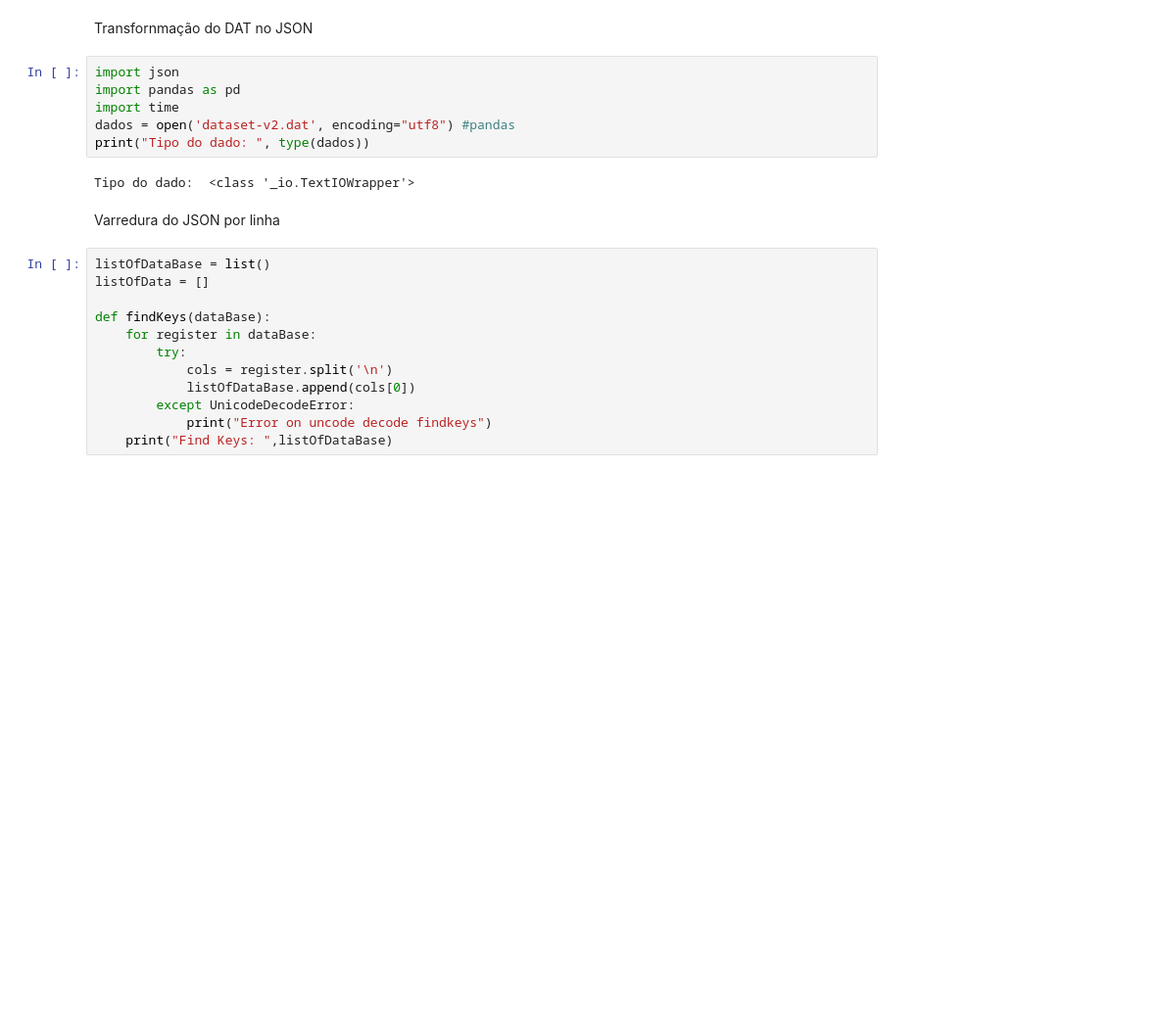
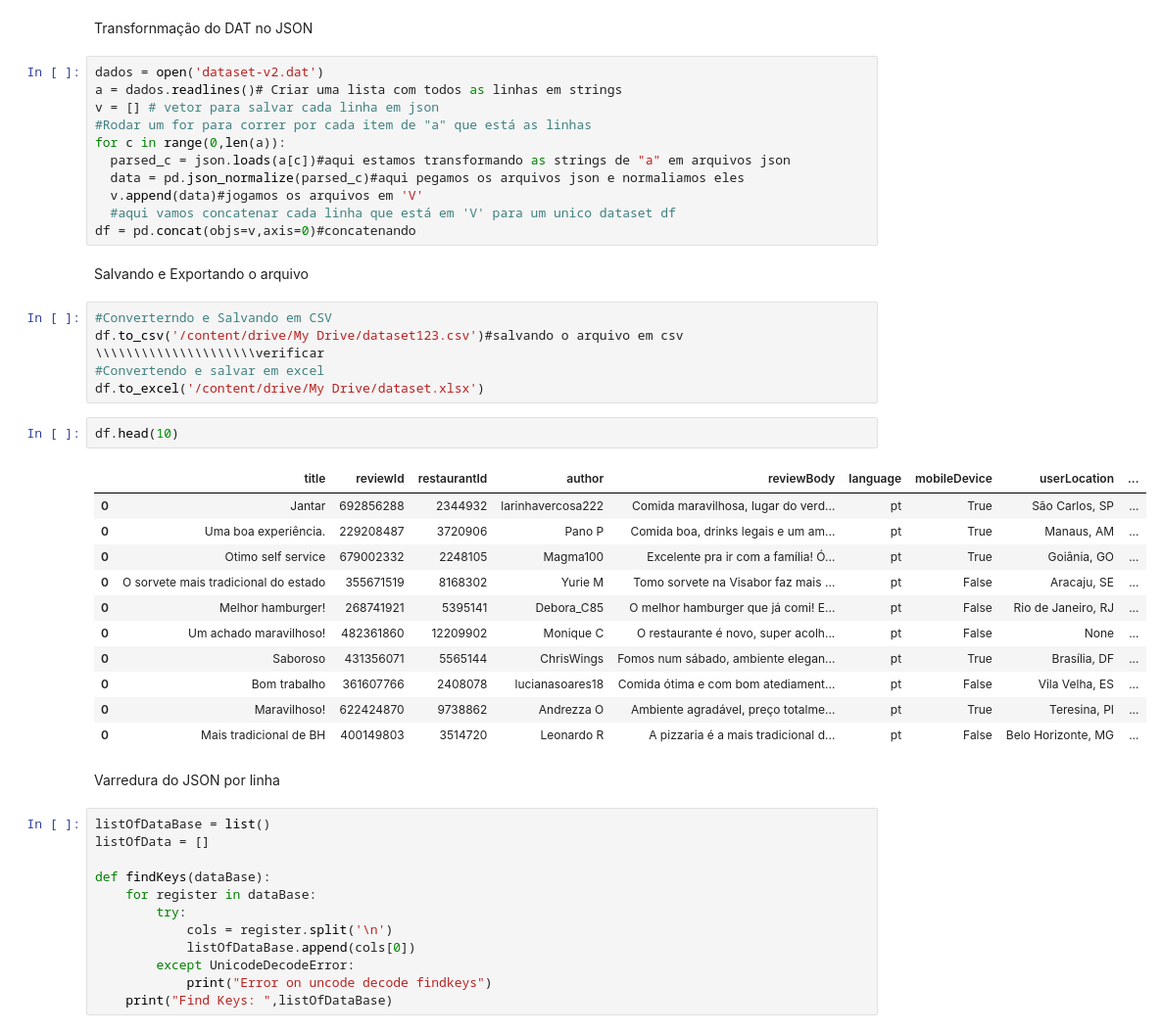
Before and after one commit to danielleitesoares/Work_Sentimental_Analyzer_Of_Restaurant_Issue, a Jupyter notebook: Analise_dos_Sentimentos_Restaurantes.ipynb, the cells around one changed output. Shown: that part at 98% size. Saved outputs shown, nothing was run; the diff lists cells and outputs as text; blank space fills up the shorter version.

```diff
--- a/Analise_dos_Sentimentos_Restaurantes.ipynb
+++ b/Analise_dos_Sentimentos_Restaurantes.ipynb
@@ -44,13 +44,37 @@ Checking out files: 100% (11/11), done.
 # %% [markdown]
 Transfornmação do DAT no JSON
-# %%
-import json
-import pandas as pd
-import time
-dados = open('dataset-v2.dat', encoding="utf8") #pandas
-print("Tipo do dado: ", type(dados))
-# %% [output]
-Tipo do dado:  <class '_io.TextIOWrapper'>
+# %%
+dados = open('dataset-v2.dat')
+a = dados.readlines()# Criar uma lista com todos as linhas em strings
+v = [] # vetor para salvar cada linha em json
+#Rodar um for para correr por cada item de "a" que está as linhas
+for c in range(0,len(a)):
+  parsed_c = json.loads(a[c])#aqui estamos transformando as strings de "a" em arquivos json
+  data = pd.json_normalize(parsed_c)#aqui pegamos os arquivos json e normaliamos eles
+  v.append(data)#jogamos os arquivos em 'V'
+  #aqui vamos concatenar cada linha que está em 'V' para um unico dataset df
+df = pd.concat(objs=v,axis=0)#concatenando
+# %% [markdown]
+Salvando e Exportando o arquivo
+# %%
+#Converterndo e Salvando em CSV
+df.to_csv('/content/drive/My Drive/dataset123.csv')#salvando o arquivo em csv  \\\\\\\\\\\\\\\\\\\\\verificar
+#Convertendo e salvar em excel
+df.to_excel('/content/drive/My Drive/dataset.xlsx')
+# %%
+df.head(10)
+# %% [output]
+|  | title | reviewId | restaurantId | author | reviewBody | language | mobileDevice | userLocation | ... |
+| 0 | Jantar | 692856288 | 2344932 | larinhavercosa222 | Comida maravilhosa, lugar do verd... | pt | True | São Carlos, SP | ... |
+| 0 | Uma boa experiência. | 229208487 | 3720906 | Pano P | Comida boa, drinks legais e um am... | pt | True | Manaus, AM | ... |
+| 0 | Otimo self service | 679002332 | 2248105 | Magma100 | Excelente pra ir com a família! Ó... | pt | True | Goiânia, GO | ... |
+| 0 | O sorvete mais tradicional do estado | 355671519 | 8168302 | Yurie M | Tomo sorvete na Visabor faz mais ... | pt | False | Aracaju, SE | ... |
+| 0 | Melhor hamburger! | 268741921 | 5395141 | Debora_C85 | O melhor hamburger que já comi! E... | pt | False | Rio de Janeiro, RJ | ... |
+| 0 | Um achado maravilhoso! | 482361860 | 12209902 | Monique C | O restaurante é novo, super acolh... | pt | False | None | ... |
+| 0 | Saboroso | 431356071 | 5565144 | ChrisWings | Fomos num sábado, ambiente elegan... | pt | True | Brasília, DF | ... |
+| 0 | Bom trabalho | 361607766 | 2408078 | lucianasoares18 | Comida ótima e com bom atediament... | pt | False | Vila Velha, ES | ... |
+| 0 | Maravilhoso! | 622424870 | 9738862 | Andrezza O | Ambiente agradável, preço totalme... | pt | True | Teresina, PI | ... |
+| 0 | Mais tradicional de BH | 400149803 | 3514720 | Leonardo R | A pizzaria é a mais tradicional d... | pt | False | Belo Horizonte, MG | ... |
 # %% [markdown]
 Varredura do JSON por linha
 # %%
```
Also changed, not shown: parts of 5 cells of this notebook.
